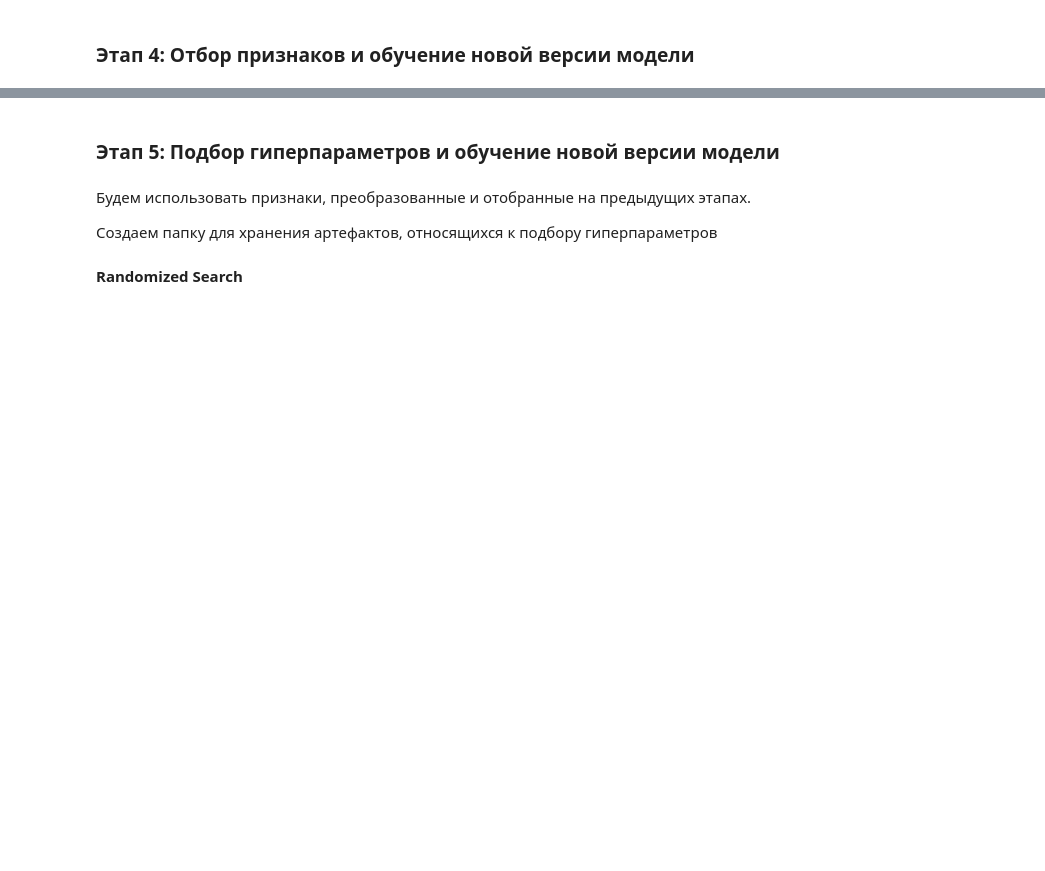
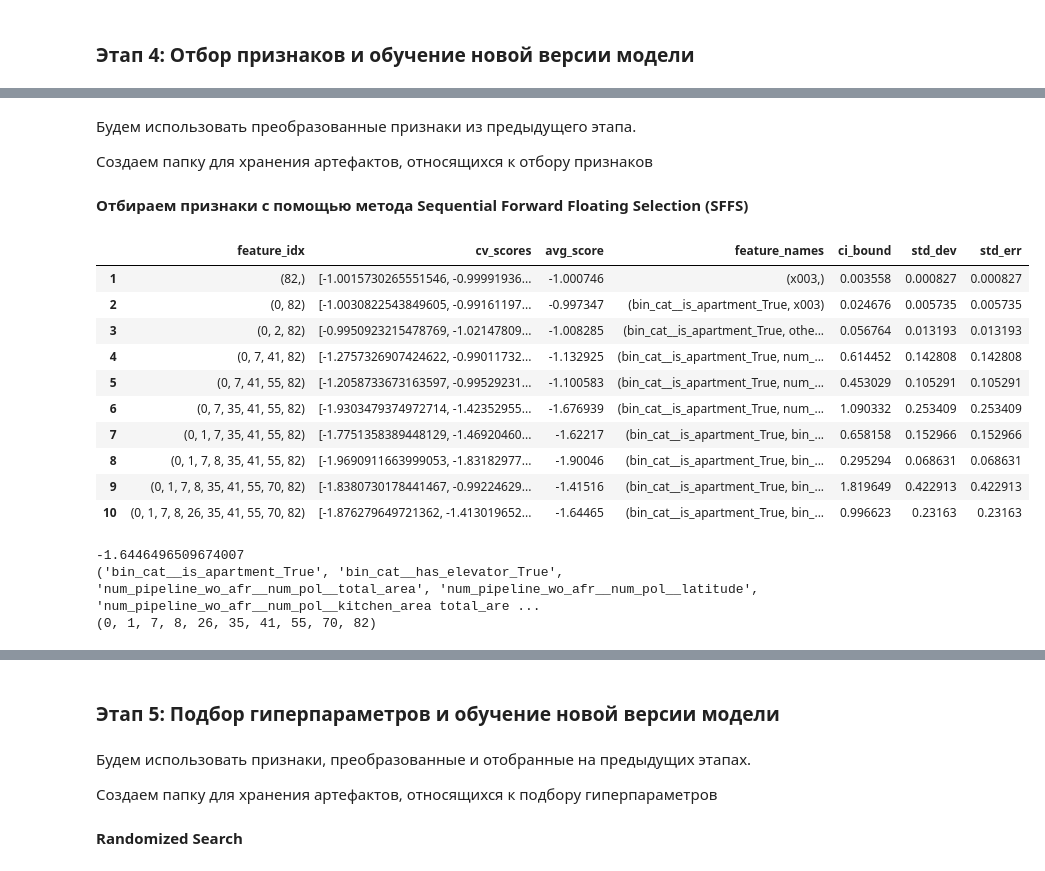
Before and after one commit to ibnkir/mle-project-sprint-2, a Jupyter notebook: model_improvement/notebook_steps_2_5.ipynb, the cells around one changed output, grey strips where cells are left out. Drawn from its saved outputs; the diff is of its cells as text; code cells hidden in the pictures; blank space fills up the shorter version.

```diff
--- a/model_improvement/notebook_steps_2_5.ipynb
+++ b/model_improvement/notebook_steps_2_5.ipynb
@@ -229,0 +275,11 @@ pipeline = Pipeline(
+# %%
+# Создаем модель с параметрами по умолчанию
+model = CatBoostRegressor(loss_function='MAPE', verbose=False, random_state=42)
+
+# Финальный пайплайн
+pipeline = Pipeline(
+    [
+        ('preproc_w_afr', preproc_w_afr),
+        ('model', model)
+    ]
+)
@@ -441,0 +489,4 @@ model.fit(selected_encoded_X_train, y_train)
+# %% [markdown]
+Будем использовать преобразованные признаки из предыдущего этапа.
+
+Создаем папку для хранения артефактов, относящихся к отбору признаков
@@ -441,0 +496,2 @@ model.fit(selected_encoded_X_train, y_train)
+# %% [markdown]
+__Отбираем признаки с помощью метода Sequential Forward Floating Selection (SFFS)__
@@ -441,0 +521,22 @@ model.fit(selected_encoded_X_train, y_train)
+# %%
+sffs_df
+# %% [output]
+|  | feature_idx | cv_scores | avg_score | feature_names | ci_bound | std_dev | std_err |
+| 1 | (82,) | [-1.0015730265551546, -0.99991936... | -1.000746 | (x003,) | 0.003558 | 0.000827 | 0.000827 |
+| 2 | (0, 82) | [-1.0030822543849605, -0.99161197... | -0.997347 | (bin_cat__is_apartment_True, x003) | 0.024676 | 0.005735 | 0.005735 |
+| 3 | (0, 2, 82) | [-0.9950923215478769, -1.02147809... | -1.008285 | (bin_cat__is_apartment_True, othe... | 0.056764 | 0.013193 | 0.013193 |
+| 4 | (0, 7, 41, 82) | [-1.2757326907424622, -0.99011732... | -1.132925 | (bin_cat__is_apartment_True, num_... | 0.614452 | 0.142808 | 0.142808 |
+| 5 | (0, 7, 41, 55, 82) | [-1.2058733673163597, -0.99529231... | -1.100583 | (bin_cat__is_apartment_True, num_... | 0.453029 | 0.105291 | 0.105291 |
+| 6 | (0, 7, 35, 41, 55, 82) | [-1.9303479374972714, -1.42352955... | -1.676939 | (bin_cat__is_apartment_True, num_... | 1.090332 | 0.253409 | 0.253409 |
+| 7 | (0, 1, 7, 35, 41, 55, 82) | [-1.7751358389448129, -1.46920460... | -1.62217 | (bin_cat__is_apartment_True, bin_... | 0.658158 | 0.152966 | 0.152966 |
+| 8 | (0, 1, 7, 8, 35, 41, 55, 82) | [-1.9690911663999053, -1.83182977... | -1.90046 | (bin_cat__is_apartment_True, bin_... | 0.295294 | 0.068631 | 0.068631 |
+| 9 | (0, 1, 7, 8, 35, 41, 55, 70, 82) | [-1.8380730178441467, -0.99224629... | -1.41516 | (bin_cat__is_apartment_True, bin_... | 1.819649 | 0.422913 | 0.422913 |
+| 10 | (0, 1, 7, 8, 26, 35, 41, 55, 70, 82) | [-1.876279649721362, -1.413019652... | -1.64465 | (bin_cat__is_apartment_True, bin_... | 0.996623 | 0.23163 | 0.23163 |
+# %%
+print(sffs.k_score_)
+print(sffs.k_feature_names_)
+print(sffs.k_feature_idx_)
+# %% [output]
+-1.6446496509674007
+('bin_cat__is_apartment_True', 'bin_cat__has_elevator_True', 'num_pipeline_wo_afr__num_pol__total_area', 'num_pipeline_wo_afr__num_pol__latitude', 'num_pipeline_wo_afr__num_pol__kitchen_area total_are ...
+(0, 1, 7, 8, 26, 35, 41, 55, 70, 82)
```
Also changed, not shown: parts of 110 cells of this notebook, 29 other files.
